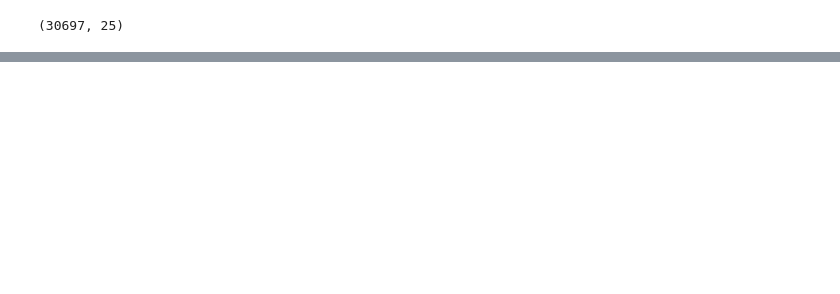
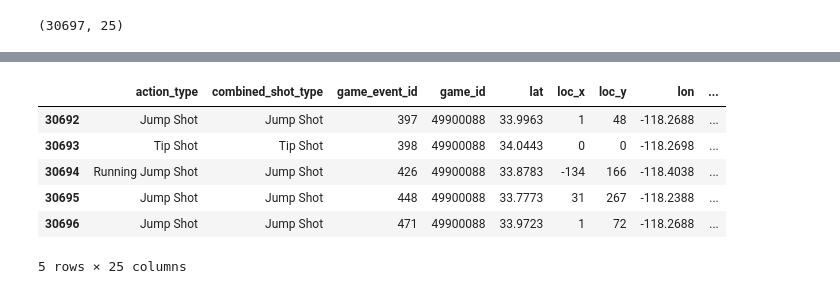
Before and after one commit to yan18/Learning-More, a Jupyter notebook: ml_1.ipynb, the cells around one changed output, grey strips where cells are left out. Drawn from its saved outputs; the diff is of its cells as text; code cells hidden in the pictures; blank space fills up the shorter version.

```diff
--- a/ml_1.ipynb
+++ b/ml_1.ipynb
@@ -18,0 +24,10 @@ raw.head()
+# %%
+raw.tail()
+# %% [output]
+|  | action_type | combined_shot_type | game_event_id | game_id | lat | loc_x | loc_y | lon | ... |
+| 30692 | Jump Shot | Jump Shot | 397 | 49900088 | 33.9963 | 1 | 48 | -118.2688 | ... |
+| 30693 | Tip Shot | Tip Shot | 398 | 49900088 | 34.0443 | 0 | 0 | -118.2698 | ... |
+| 30694 | Running Jump Shot | Jump Shot | 426 | 49900088 | 33.8783 | -134 | 166 | -118.4038 | ... |
+| 30695 | Jump Shot | Jump Shot | 448 | 49900088 | 33.7773 | 31 | 267 | -118.2388 | ... |
+| 30696 | Jump Shot | Jump Shot | 471 | 49900088 | 33.9723 | 1 | 72 | -118.2688 | ... |
+5 rows × 25 columns
```
Also changed, not shown: parts of 4 cells of this notebook.
